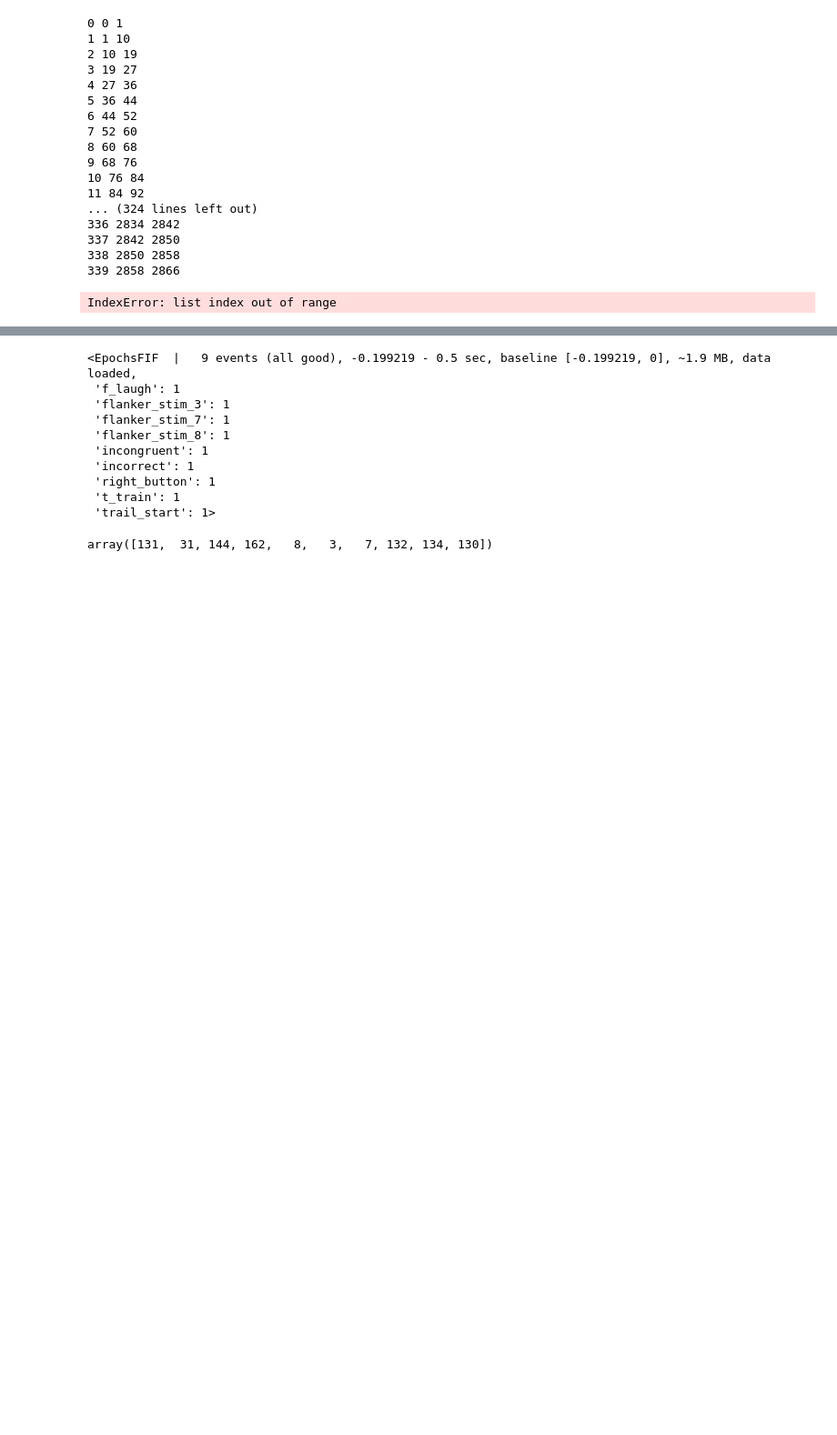
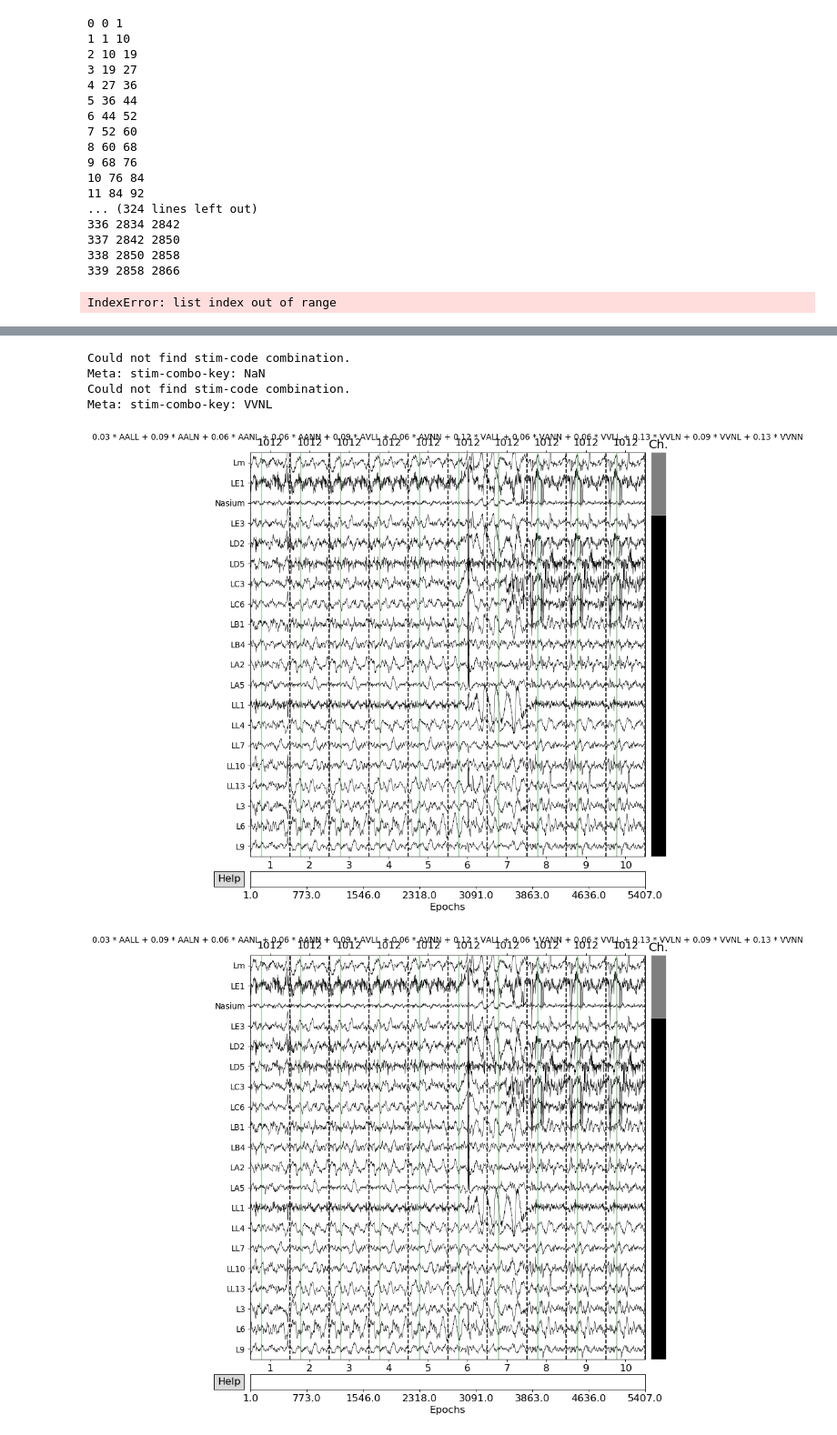
Before and after one commit to edrias/seniorprojecteeg, a Jupyter notebook: Classification/ConcatEpochTrails.ipynb, the cells around one changed output, grey strips where cells are left out. Shown at 91% size. Cells and saved outputs as stored; diff of their text form; code cells hidden in the pictures; blank space fills up the shorter version.

Commit message:
succesfully gave each trial its corressponding stim-code combination id

```diff
--- a/Classification/ConcatEpochTrails.ipynb
+++ b/Classification/ConcatEpochTrails.ipynb
@@ -291,13 +266,0 @@ KeyError: 'b-f1-pic'
-# %%
-epoch[start:end]
-# %% [output]
-<EpochsFIF  |   9 events (all good), -0.199219 - 0.5 sec, baseline [-0.199219, 0], ~1.9 MB, data loaded,
- 'f_laugh': 1
- 'flanker_stim_3': 1
- 'flanker_stim_7': 1
- 'flanker_stim_8': 1
- 'incongruent': 1
- 'incorrect': 1
- 'right_button': 1
- 't_train': 1
- 'trail_start': 1>
@@ -304,4 +277,51 @@ epoch[start:end]
+# %%
+copy_epoch = epoch.copy()
+new_events_master = []
+for i in range(len(trial_index_list)): # iterate through trial index list
+    # extract start and end index
+    try:
+        start = trial_index_list[i][0]
+        end = trial_index_list[i][1]
+
+        #initialize temp epoch object between start - end indices
+        temp_epoch = copy_epoch[start:end]
+#         print(temp_epoch)
+        # get temp epoch events
+        temp_epoch_events = temp_epoch.events
+        temp_epoch_event_ids = temp_epoch_events[:,-1]
+        stim_code_key = get_stim_code_combination(temp_epoch, stim_combinations)
+
+#         print(type(stim_code_key))
+        new_event_id = modality_lexicality_event_ids[stim_code_key]
+#         print(new_event_id)
+#         try:
+        temp_epoch_merged_events = mne.merge_events(temp_epoch_events,
+                                                    temp_epoch_event_ids,
+                                                    new_event_id,
+                                                    replace_events = True)
+#         except:
+#             print("Could not merge events")
+#         try:
+        new_events_master.append(temp_epoch_merged_events)
+#         except:
+#             print("Could not append merged events")
+
+    except:
+        print("Could not find stim-code combination.")
+        print("Meta: stim-combo-key: {0}".format(stim_code_key))
+# %% [output]
+Could not find stim-code combination.
+Meta: stim-combo-key: NaN
+Could not find stim-code combination.
+Meta: stim-combo-key: VVNL
+# %%
+# np_new_events_master = np.array(new_events_master).reshape(-1,1)
+concat_events = np.concatenate([x for x in new_events_master])
+# %%
+epoch.events = concat_events
+epoch.event_id = modality_lexicality_event_ids
 # %%
-epoch.events[:,-1][:10]
+epoch.plot(n_epochs=10);
 # %% [output]
-array([131,  31, 144, 162,   8,   3,   7, 132, 134, 130])
+[figure, added]
+[figure, added]
```
Also changed, not shown: parts of 13 cells of this notebook.
